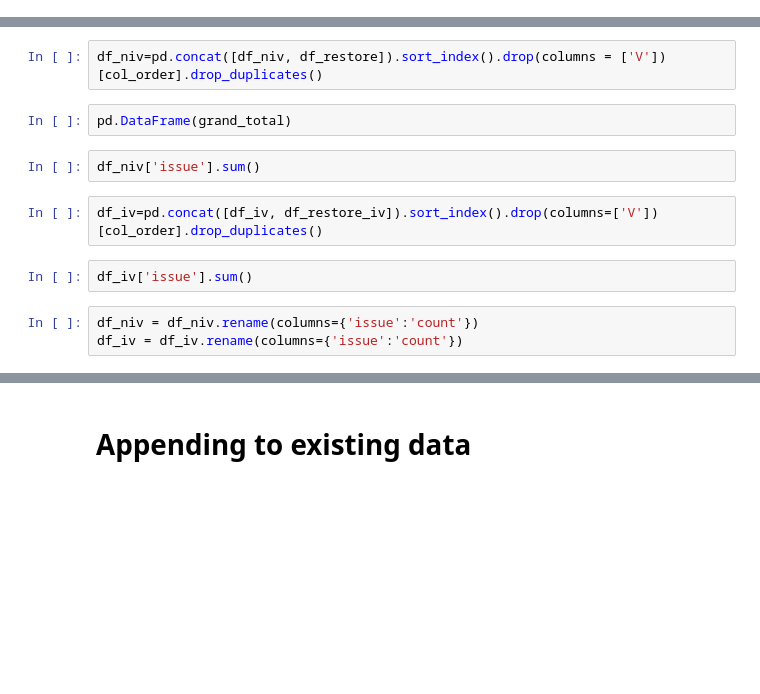
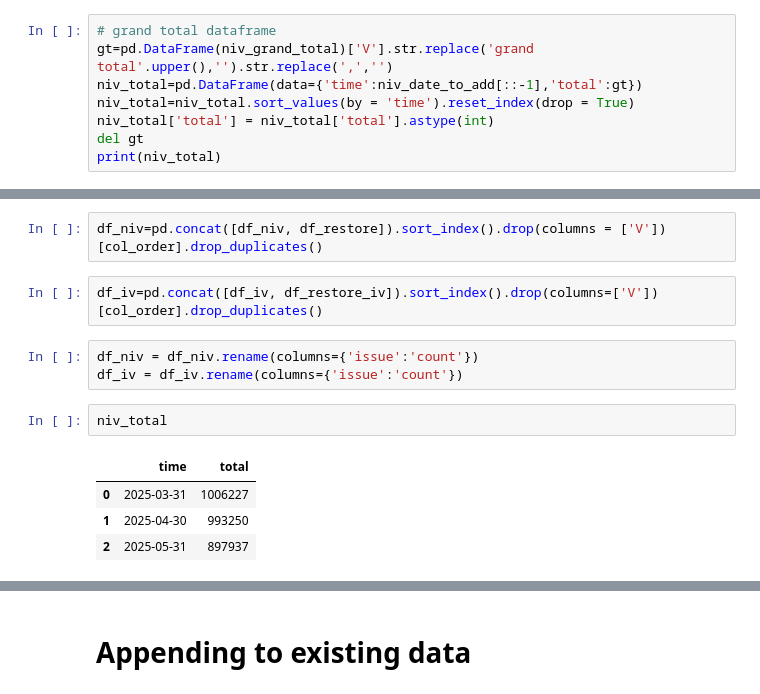
Before and after one commit to tiangenglu/automation, a Jupyter notebook: 2025-04-08_append_visa_data.ipynb, the cells around one changed output, grey strips where cells are left out. Saved outputs shown, nothing was run; the diff lists cells and outputs as text; blank space fills up the shorter version.

Commit message:
fixed reversed order of grand total vs time dataframe

```diff
--- a/2025-04-08_append_visa_data.ipynb
+++ b/2025-04-08_append_visa_data.ipynb
@@ -200,0 +190,8 @@ print(niv_total)
+# %%
+# grand total dataframe
+gt=pd.DataFrame(niv_grand_total)['V'].str.replace('grand total'.upper(),'').str.replace(',','')
+niv_total=pd.DataFrame(data={'time':niv_date_to_add[::-1],'total':gt})
+niv_total=niv_total.sort_values(by = 'time').reset_index(drop = True)
+niv_total['total'] = niv_total['total'].astype(int)
+del gt
+print(niv_total)
@@ -379,14 +443,15 @@ df_restore_iv
 col_order = ['nationality', 'visa', 'issue','time']
 # %%
 df_niv=pd.concat([df_niv, df_restore]).sort_index().drop(columns = ['V'])[col_order].drop_duplicates()
-# %%
-pd.DataFrame(grand_total)
-# %%
-df_niv['issue'].sum()
 # %%
 df_iv=pd.concat([df_iv, df_restore_iv]).sort_index().drop(columns=['V'])[col_order].drop_duplicates()
-# %%
-df_iv['issue'].sum()
 # %%
 df_niv = df_niv.rename(columns={'issue':'count'})
 df_iv = df_iv.rename(columns={'issue':'count'})
+# %%
+niv_total
+# %% [output]
+|  | time | total |
+| 0 | 2025-03-31 | 1006227 |
+| 1 | 2025-04-30 | 993250 |
+| 2 | 2025-05-31 | 897937 |
```
Also changed, not shown: parts of 25 cells of this notebook.
